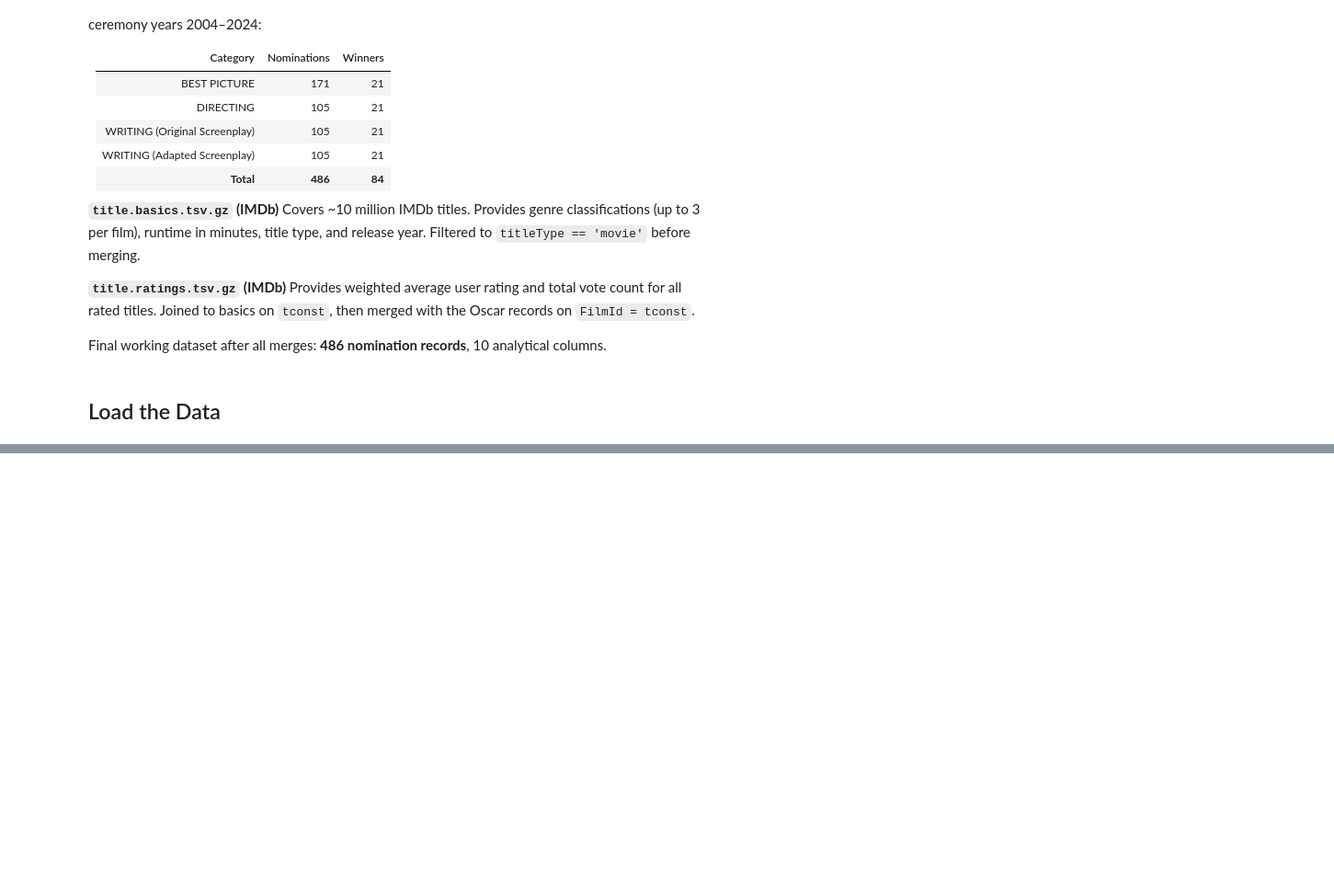
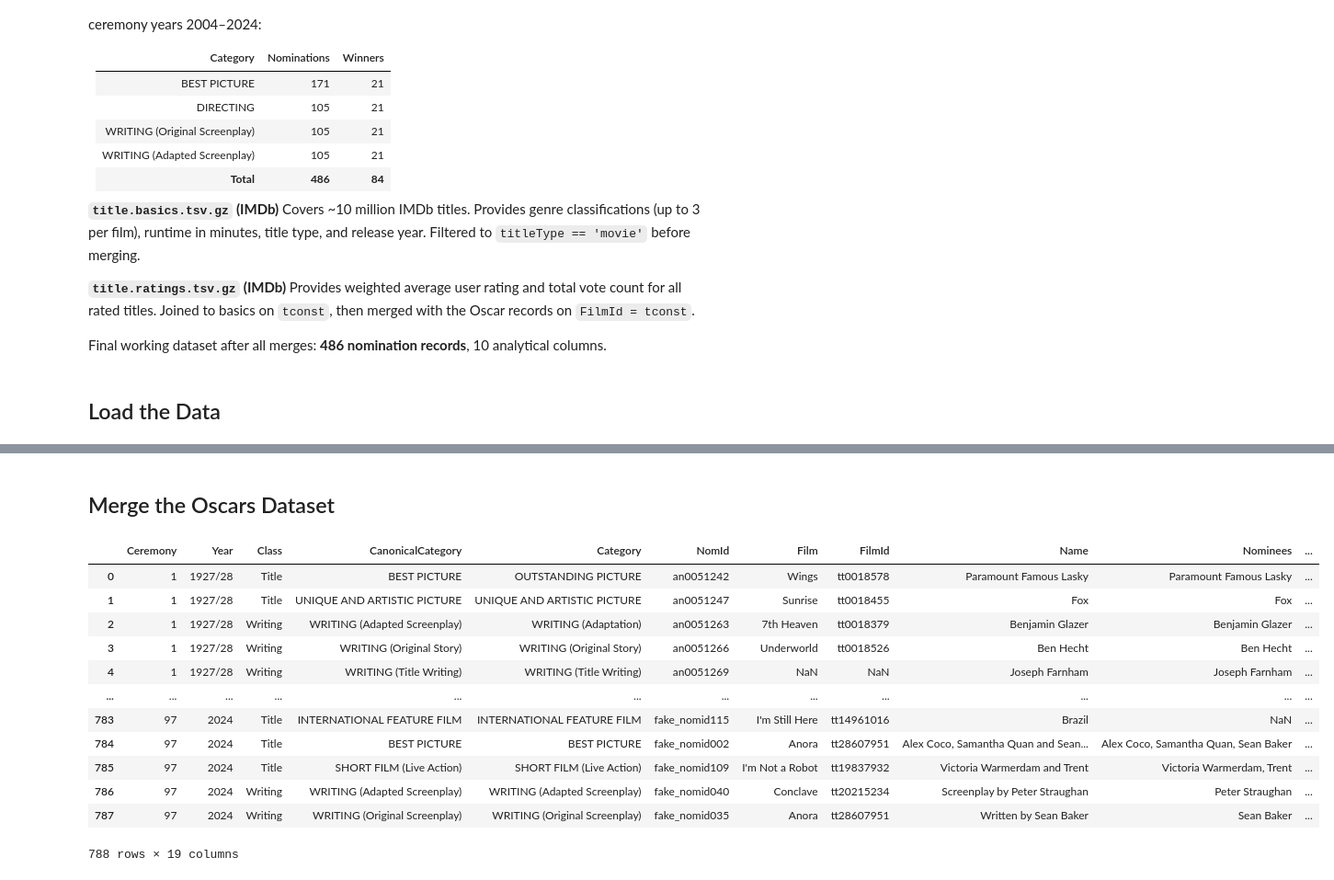
Before and after one commit to EdisonAyranisthebest/Math_189_FinalProject, a Jupyter notebook: Genre_Bias.ipynb, the cells around one changed output, grey strips where cells are left out. Shown at 92% size. Cells and saved outputs as stored; diff of their text form; code cells hidden in the pictures; blank space fills up the shorter version.

```diff
--- a/Genre_Bias.ipynb
+++ b/Genre_Bias.ipynb
@@ -151,0 +176,31 @@ imdb_ratings.head()
+# %% [markdown]
+## Merge the Oscars Dataset ##
+# %%
+winning_films = oscars_raw[oscars_raw['Winner'] == True][oscars_raw['Class'].isin(['Title', 'Writing'])]
+winning_films
+winning_films_with_genre = winning_films.merge(
+    imdb_basics[['tconst', 'genres']],
+    left_on='FilmId',
+    right_on='tconst',
+    how='left'
+)
+winning_films_with_genre = winning_films_with_genre.merge(
+    imdb_ratings[['tconst', 'averageRating']],
+    on='tconst',
+    how='left'
+)
+winning_films_with_genre
+# %% [output]
+|  | Ceremony | Year | Class | CanonicalCategory | Category | NomId | Film | FilmId | Name | Nominees | ... |
+| 0 | 1 | 1927/28 | Title | BEST PICTURE | OUTSTANDING PICTURE | an0051242 | Wings | tt0018578 | Paramount Famous Lasky | Paramount Famous Lasky | ... |
+| 1 | 1 | 1927/28 | Title | UNIQUE AND ARTISTIC PICTURE | UNIQUE AND ARTISTIC PICTURE | an0051247 | Sunrise | tt0018455 | Fox | Fox | ... |
+| 2 | 1 | 1927/28 | Writing | WRITING (Adapted Screenplay) | WRITING (Adaptation) | an0051263 | 7th Heaven | tt0018379 | Benjamin Glazer | Benjamin Glazer | ... |
+| 3 | 1 | 1927/28 | Writing | WRITING (Original Story) | WRITING (Original Story) | an0051266 | Underworld | tt0018526 | Ben Hecht | Ben Hecht | ... |
+| 4 | 1 | 1927/28 | Writing | WRITING (Title Writing) | WRITING (Title Writing) | an0051269 | NaN | NaN | Joseph Farnham | Joseph Farnham | ... |
+| ... | ... | ... | ... | ... | ... | ... | ... | ... | ... | ... | ... |
+| 783 | 97 | 2024 | Title | INTERNATIONAL FEATURE FILM | INTERNATIONAL FEATURE FILM | fake_nomid115 | I'm Still Here | tt14961016 | Brazil | NaN | ... |
+| 784 | 97 | 2024 | Title | BEST PICTURE | BEST PICTURE | fake_nomid002 | Anora | tt28607951 | Alex Coco, Samantha Quan and Sean... | Alex Coco, Samantha Quan, Sean Baker | ... |
+| 785 | 97 | 2024 | Title | SHORT FILM (Live Action) | SHORT FILM (Live Action) | fake_nomid109 | I'm Not a Robot | tt19837932 | Victoria Warmerdam and Trent | Victoria Warmerdam, Trent | ... |
+| 786 | 97 | 2024 | Writing | WRITING (Adapted Screenplay) | WRITING (Adapted Screenplay) | fake_nomid040 | Conclave | tt20215234 | Screenplay by Peter Straughan | Peter Straughan | ... |
+| 787 | 97 | 2024 | Writing | WRITING (Original Screenplay) | WRITING (Original Screenplay) | fake_nomid035 | Anora | tt28607951 | Written by Sean Baker | Sean Baker | ... |
+788 rows × 19 columns
```
Also changed, not shown: parts of 11 cells of this notebook.
